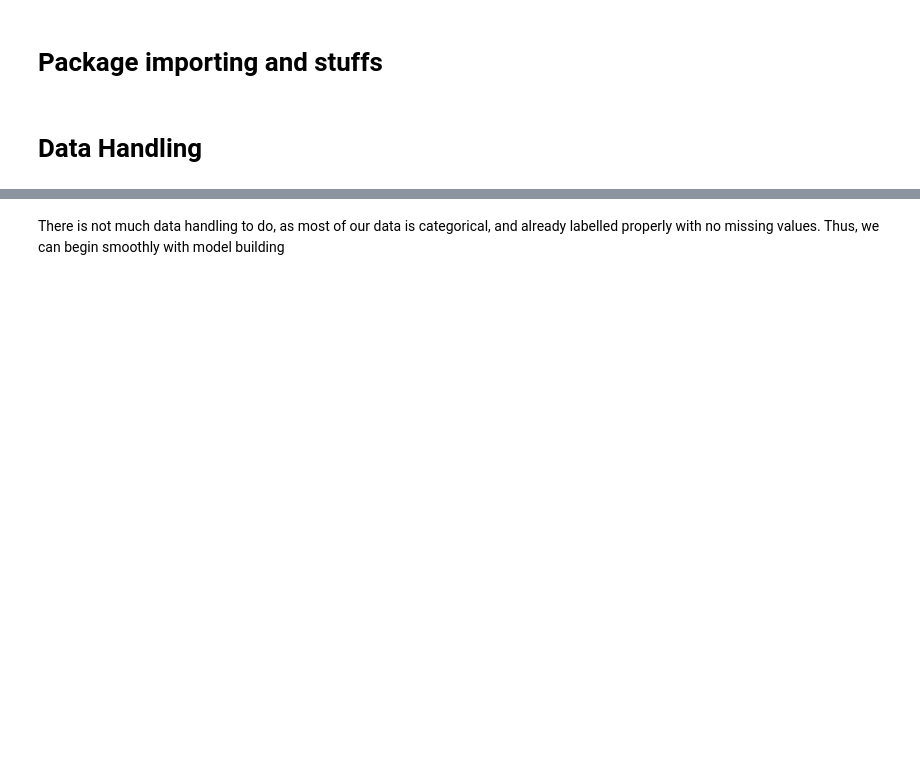
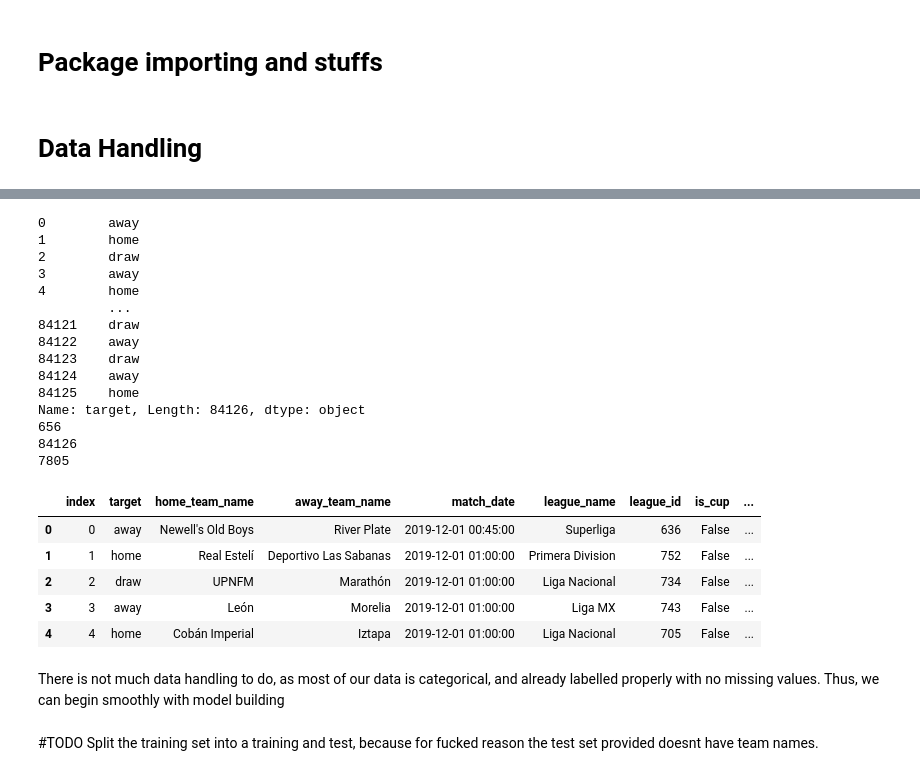
Before and after one commit to adamzenith/MBML-Project, a Jupyter notebook: notebook.ipynb, the cells around one changed output, grey strips where cells are left out. Drawn from its saved outputs; the diff is of its cells as text; code cells hidden in the pictures; blank space fills up the shorter version.

```diff
--- a/notebook.ipynb
+++ b/notebook.ipynb
@@ -76,2 +54,72 @@ X_train.head()
+# %%
+train=train.iloc[:,:10]
+train=train.dropna().reset_index()
+
+
+#mask for seperating training and test data
+train_mask=np.full(len(train),False)
+train_mask[:int(len(train)*0.6)]=True
+np.random.shuffle(train_mask)
+
+##test=test.iloc[:,:10]
+#test=test.dropna().reset_index()
+#train.head()
+#train=train.iloc[train_mask,:]
+X_train=train.iloc[:,[0,2,3,4,5,6,7,8,9]]
+Y_train=train.iloc[:,2]
+print(Y_train)
+
+##X##_test=train.iloc[:,[0,2,3,4,5,6,7,8,9]]
+#Y_test=train.iloc[:,2]
+#Y_train.head()
+L=len(X_train.iloc[:,5].unique()) #number_of_leagues
+print(L)
+G=len(X_train) #number_of_games
+print(G)
+Teams=(pd.concat([X_train["away_team_name"],X_train["home_team_name"]]).unique()) # Vector containing all teams in the dataset, by combining home and away teams
+T=(len(Teams))
+print(T)
+#print(X_train["is_cup"].unique())
+
+
+
+#Test stuff
+#L_test=len(X_test.iloc[:,5].unique()) #number_of_leagues
+#print(L)
+#G_test=len(X_test) #number_of_games
+####print(G)
+#Teams_test=(pd.concat([X_test["away_team_name"],X_test["home_team_name"]]).unique()) # Vector containing all teams in the dataset, by combining home and away teams
+#T_test=(len(Teams_test))
+#print(T)
+X_train.head()
+#for i in range(len(X_train["away_team_name"])):
+#    if X_
+
+
+#sum(X_train["away_team_name"].isna())
+# %% [output]
+0        away
+1        home
+2        draw
+3        away
+4        home
+         ...
+84121    draw
+84122    away
+84123    draw
+84124    away
+84125    home
+Name: target, Length: 84126, dtype: object
+656
+84126
+7805
+|  | index | target | home_team_name | away_team_name | match_date | league_name | league_id | is_cup | ... |
+| 0 | 0 | away | Newell's Old Boys | River Plate | 2019-12-01 00:45:00 | Superliga | 636 | False | ... |
+| 1 | 1 | home | Real Estelí | Deportivo Las Sabanas | 2019-12-01 01:00:00 | Primera Division | 752 | False | ... |
+| 2 | 2 | draw | UPNFM | Marathón | 2019-12-01 01:00:00 | Liga Nacional | 734 | False | ... |
+| 3 | 3 | away | León | Morelia | 2019-12-01 01:00:00 | Liga MX | 743 | False | ... |
+| 4 | 4 | home | Cobán Imperial | Iztapa | 2019-12-01 01:00:00 | Liga Nacional | 705 | False | ... |
 # %% [markdown]
 There is not much data handling to do, as most of our data is categorical, and already labelled properly with no missing values. Thus, we can begin smoothly with model building
+# %% [markdown]
+#TODO Split the training set into a training and test, because for fucked reason the test set provided doesnt have team names.
```
Also changed, not shown: parts of 18 cells of this notebook.
